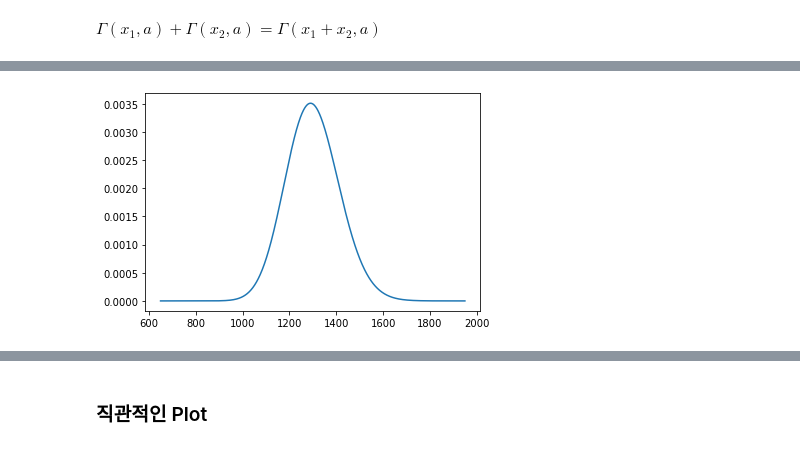
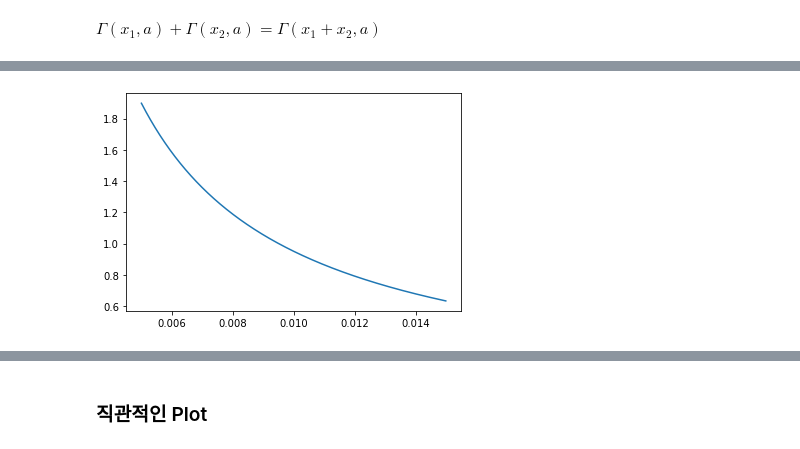
Before and after one commit to hana-dool/Data_Analysis, a Jupyter notebook: 2. Bayesian Model.ipynb, the cells around one changed output, grey strips where cells are left out. Saved outputs shown, nothing was run; the diff lists cells and outputs as text; code cells hidden in the pictures.

```diff
--- a/2. Bayesian Model.ipynb
+++ b/2. Bayesian Model.ipynb
@@ -80,10 +80,11 @@ print(np.mean(sample), np.var(sample) )
 # %%
 import matplotlib.pyplot as plt
-a = 130
-scale= 10
+a = 0.01
+scale= 1
 mean = a*scale
+var = a * scale*scale
 x = np.arange(mean*0.5, mean * 1.5, mean/1000) # 범위 정하기
 y = st.gamma.pdf(x,a = a, scale= scale)
 plt.plot(x, y) ;
 # %% [output]
-[figure, old version]
+[figure, new version]
```
Also changed, not shown: parts of 8 cells of this notebook, 1 other file.
